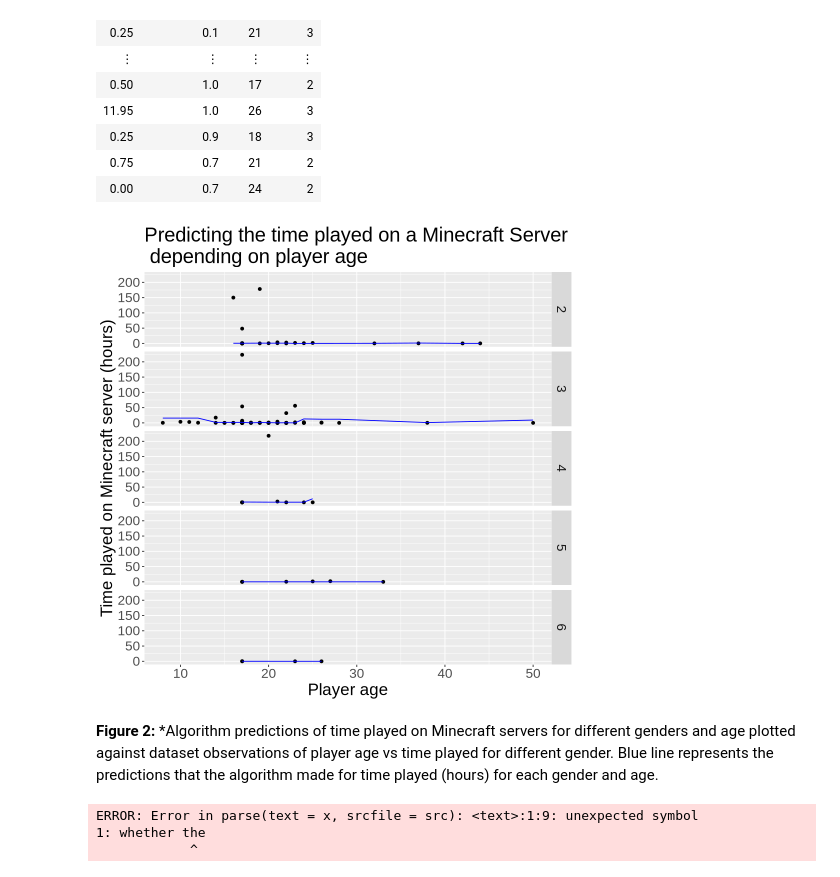
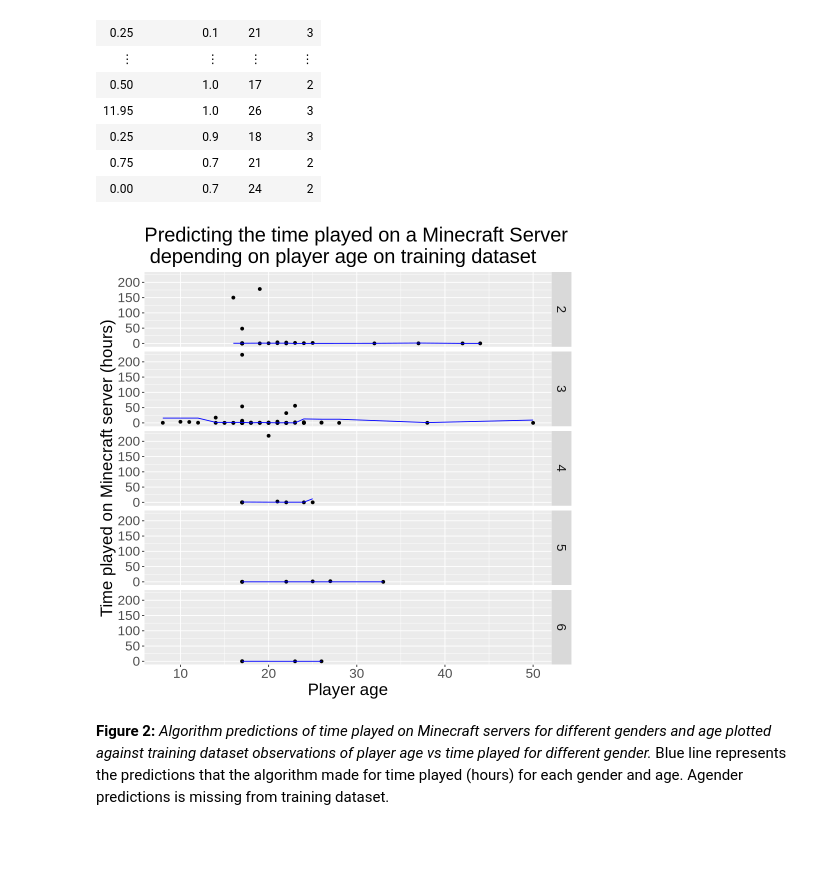
Before and after one commit to Jazecab/DSCI100-Project-Main, a Jupyter notebook: Project_JC.ipynb, the cells around one changed output. Cells and saved outputs as stored; diff of their text form; code cells hidden in the pictures; blank space fills up the shorter version.

```diff
--- a/Project_JC.ipynb
+++ b/Project_JC.ipynb
@@ -271,25 +277,22 @@ A tibble: 134 × 4
 # %%
 #Plotting prediction algorithm on training data
 options(repr.plot.width=8, repr.plot.height=8)
 
 player_preds<-hour_preds|>
     ggplot()+
     geom_point(aes(x=Age, y=played_hours)) + #plotting training data as a scatter plot
     geom_line(data=hour_preds, #plotting predictions as a blue line on the scatterplot
               mapping=aes(x=Age, y=.pred),
-            color="blue")+
+            color="blue",
+             )+
     facet_grid(vars(rows=gender))+
-    labs(x="Player age", y="Time played on Minecraft server (hours)", title="Predicting the time played on a Minecraft Server\n depending on player age")+
+    labs(x="Player age", y="Time played on Minecraft server (hours)",
+         title="Predicting the time played on a Minecraft Server\n depending on player age on training dataset"
+        )+
     theme(text=element_text(size=20))
 
 player_preds
 # %% [output]
-[figure, old version]
+[figure, new version]
 # %% [markdown]
-**Figure 2:** *Algorithm predictions of time played on Minecraft servers for different genders and age plotted against dataset observations of player age vs time played for different gender. Blue line represents the predictions that the algorithm made for time played (hours) for each gender and age.
+**Figure 2:** *Algorithm predictions of time played on Minecraft servers for different genders and age plotted against training dataset observations of player age vs time played for different gender.* Blue line represents the predictions that the algorithm made for time played (hours) for each gender and age. Agender predictions is missing from training dataset.
-# %%
-whether the age and gender of a player will contribute significant data on a research Minecraft server and thus be considered a 'worthwhile' participant in future recruitment efforts.
-# %% [output]
-ERROR: Error in parse(text = x, srcfile = src): <text>:1:9: unexpected symbol
-1: whether the
-            ^
```
Also changed, not shown: parts of 16 cells of this notebook.
